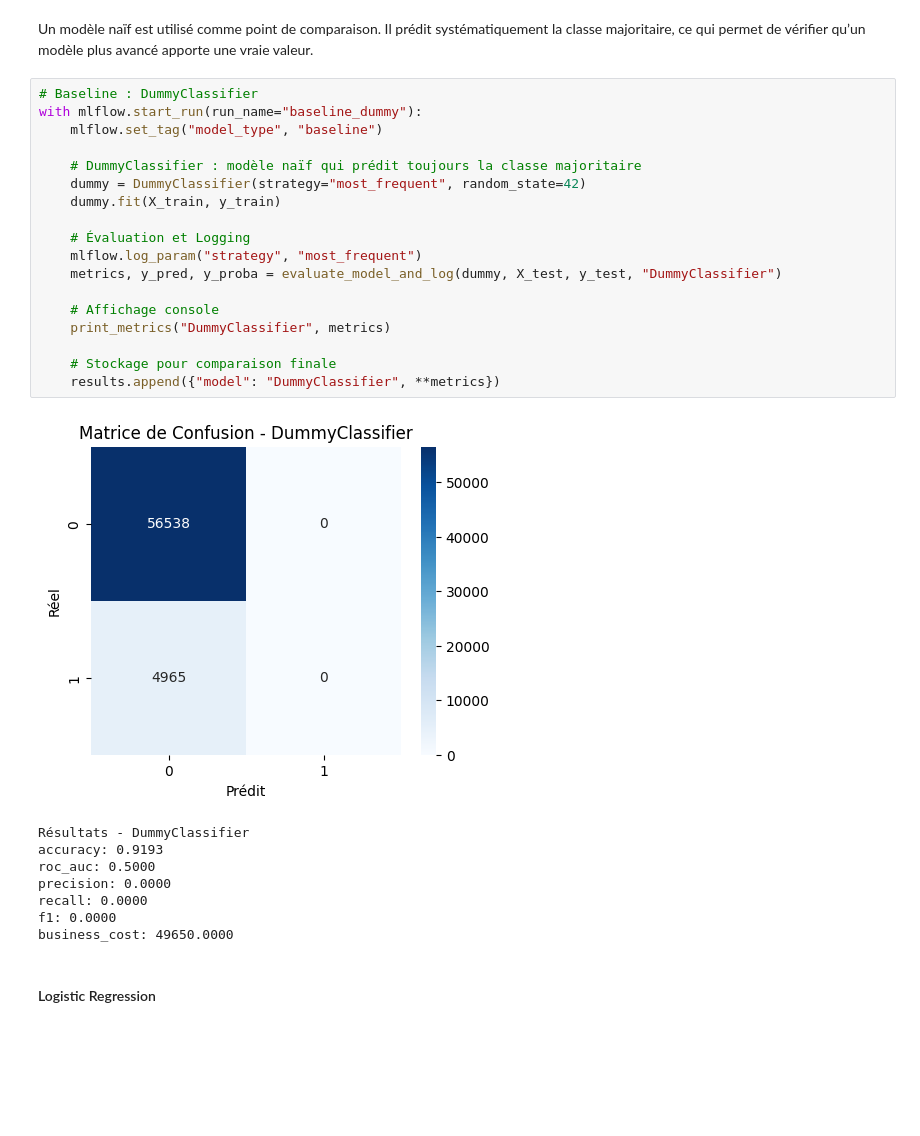
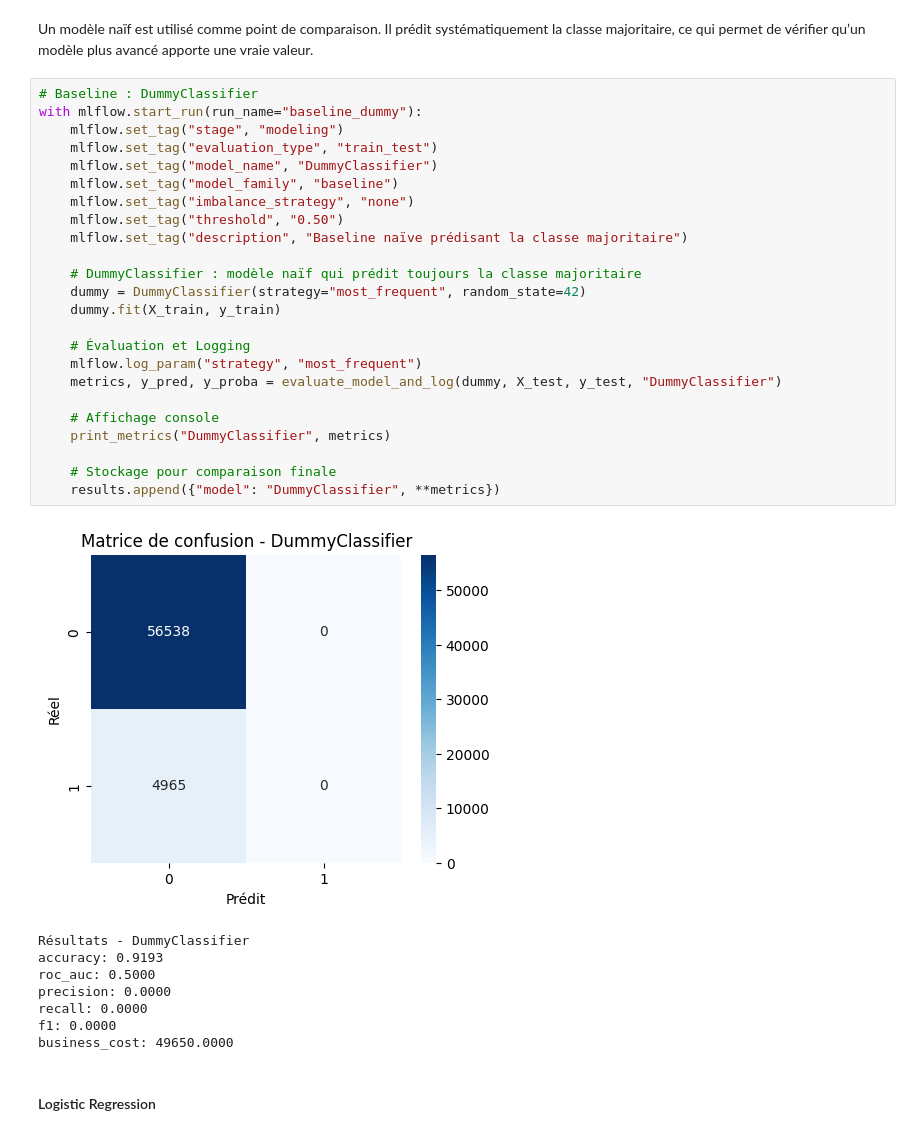
Before and after one commit to ooceaneoo/Credit-Scoring, a Jupyter notebook: notebooks/04_modeling_mlflow.ipynb, the cells around one changed output. Cells and saved outputs as stored; diff of their text form; blank space fills up the shorter version.

Commit message:
Amélioration de la modélisation et du suivi MLflow

```diff
--- a/notebooks/04_modeling_mlflow.ipynb
+++ b/notebooks/04_modeling_mlflow.ipynb
@@ -168,23 +189,29 @@ Il prédit systématiquement la classe majoritaire, ce qui permet de vérifier q
 # %%
 # Baseline : DummyClassifier
 with mlflow.start_run(run_name="baseline_dummy"):
-    mlflow.set_tag("model_type", "baseline")
+    mlflow.set_tag("stage", "modeling")
+    mlflow.set_tag("evaluation_type", "train_test")
+    mlflow.set_tag("model_name", "DummyClassifier")
+    mlflow.set_tag("model_family", "baseline")
+    mlflow.set_tag("imbalance_strategy", "none")
+    mlflow.set_tag("threshold", "0.50")
+    mlflow.set_tag("description", "Baseline naïve prédisant la classe majoritaire")
 
     # DummyClassifier : modèle naïf qui prédit toujours la classe majoritaire
     dummy = DummyClassifier(strategy="most_frequent", random_state=42)
     dummy.fit(X_train, y_train)
 
     # Évaluation et Logging
     mlflow.log_param("strategy", "most_frequent")
     metrics, y_pred, y_proba = evaluate_model_and_log(dummy, X_test, y_test, "DummyClassifier")
 
     # Affichage console
     print_metrics("DummyClassifier", metrics)
 
     # Stockage pour comparaison finale
     results.append({"model": "DummyClassifier", **metrics})
 # %% [output]
-[figure, old version]
+[figure, new version]
 Résultats - DummyClassifier
 accuracy: 0.9193
 roc_auc: 0.5000
```
Also changed, not shown: parts of 16 cells of this notebook.
